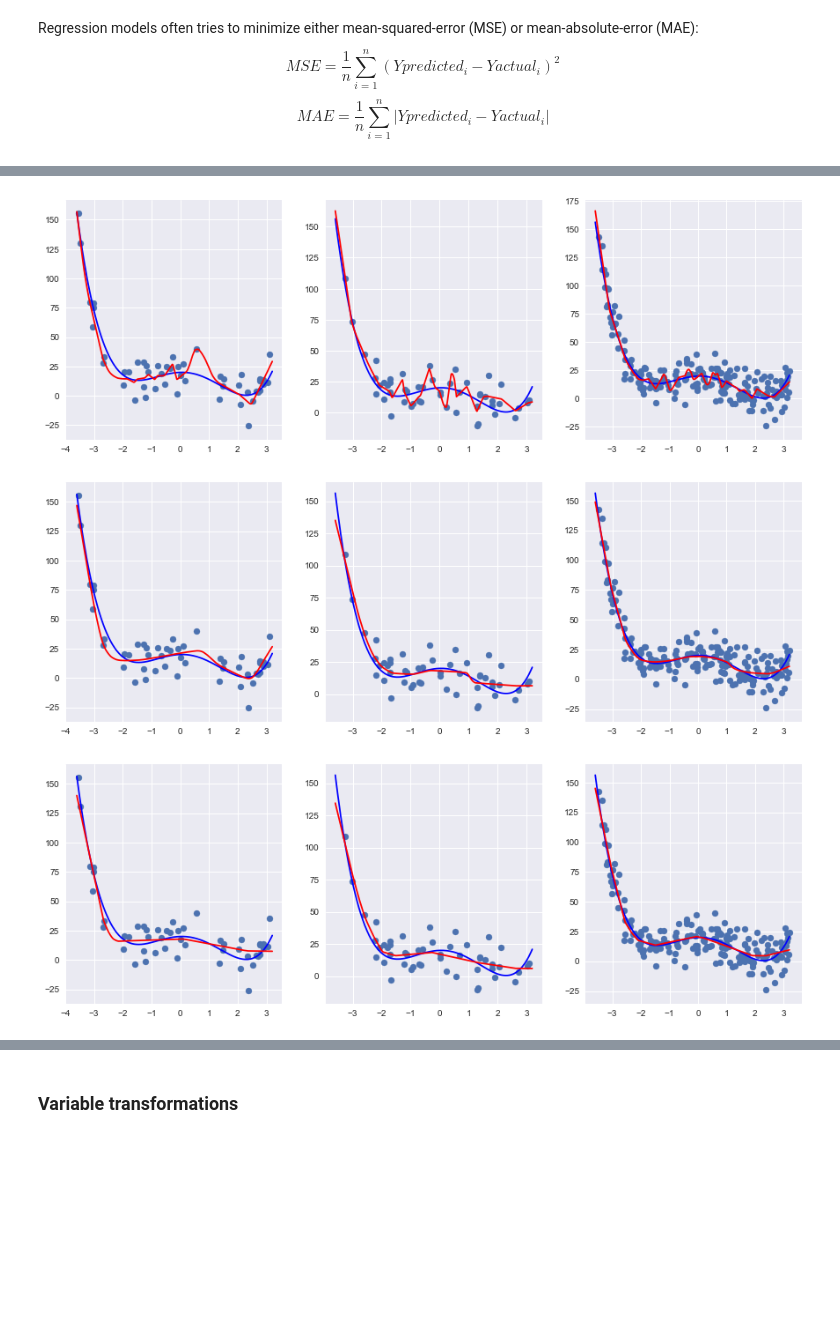
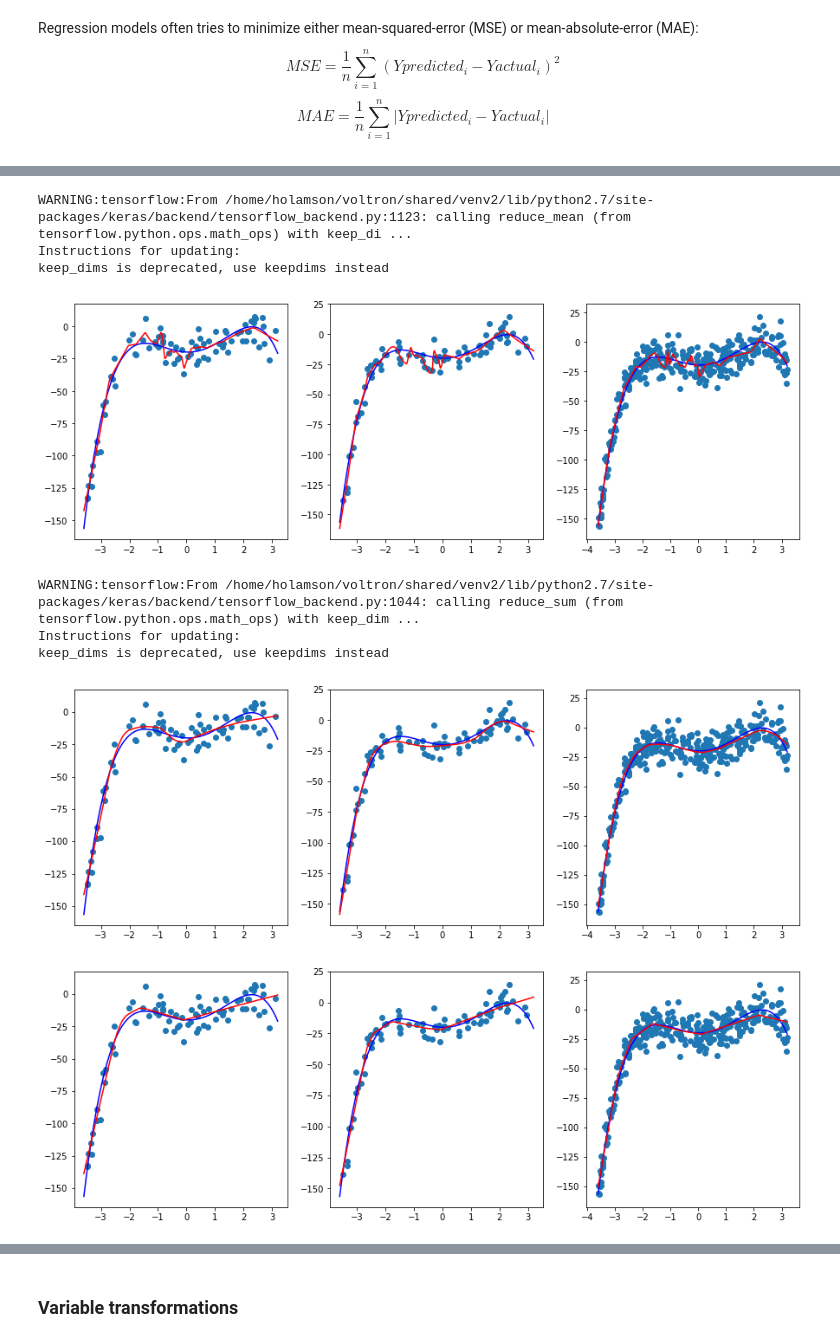
Before and after one commit to sonho2008/datascience, a Jupyter notebook: Regression_and_bias_variance_tradeoff.ipynb, the cells around one changed output, grey strips where cells are left out. Cells and saved outputs as stored; diff of their text form; code cells hidden in the pictures; blank space fills up the shorter version.

```diff
--- a/Regression_and_bias_variance_tradeoff.ipynb
+++ b/Regression_and_bias_variance_tradeoff.ipynb
@@ -16,7 +22,7 @@ import models
 Using TensorFlow backend.
 # %%
 def signal_func(x):
-    return (np.power(x,4) -1.2*np.power(x, 3) - 6.55*np.power(x,2)+ 0.75*x +20)
+    return -(np.power(x,4) -1.2*np.power(x, 3) - 6.55*np.power(x,2)+ 0.75*x +20)
 def noise(scale, size):
     return np.random.normal(scale=scale, size=size)
 def generate_xy(xlow, xhi, size, noise_scale):
@@ -26,8 +32,8 @@ def generate_xy(xlow, xhi, size, noise_scale):
     y = y.reshape([-1, 1]); x = x.reshape([-1,1])
     return x, y, domain
 
-size=50
-noise_scale=10.0
+size=80
+noise_scale=8.0
 xlow= -3.6
 xhi=3.2
 x, y, domain = generate_xy(xlow=xlow, xhi=xhi, size=size, noise_scale=noise_scale)
@@ -44,13 +50,12 @@ ax[0].scatter(x,y); ax[1].scatter(x2,y2); ax[2].scatter(x3,y3); plt.show()
 # %%
-def train_and_plot(m1, x, y, ax, epochs=400):
-    m1.fit(x,y)
+def train_and_plot(m1, x, y, ax):
+    m1.fit(x,y.flatten())
     ax.plot(domain, signal_func(domain), c='blue');
     ax.plot(domain, m1.predict(domain), c='red');
     ax.scatter(x,y)
     return
 # %%
-params = {'ModelClass':models.LinearRegression}
-nnr = models.SklearnRegressor(**params)
+nnr = LinearRegression()
 fig, ax = plt.subplots(1,3, figsize=(15,5))
 train_and_plot(nnr, x3, y3, ax[2])
 train_and_plot(nnr, x, y, ax[0])
@@ -73,0 +76,11 @@ $$MAE = \frac{1}{n}\sum_{i=1}^{n} \left|Ypredicted_i - Yactual_i\right|$$
+# %%
+params = {'n_estimators':60, 'learning_rate':0.07}
+nnr = GradientBoostingRegressor(**params)
+fig, ax = plt.subplots(1,3, figsize=(15,5))
+train_and_plot(nnr, x, y, ax[0])
+train_and_plot(nnr, x2, y2, ax[1])
+train_and_plot(nnr, x3, y3, ax[2])
+plt.show()
+#----------------------- Gradient Boosting Tree regression ---------------------------
+#---------------"Find me a step function that minimizes MSE" -------------------------------
+#------ Tune n_estimators for number of steps, tune learning_rate for the size of the steps
@@ -74,45 +89,54 @@ $$MAE = \frac{1}{n}\sum_{i=1}^{n} \left|Ypredicted_i - Yactual_i\right|$$
 # %%
-params = {'depth':3, 'width':300, 'reg_rate':None, 'dropout_rate':0.0}
-nnr = models.NNRegressor(**params); fig, ax = plt.subplots(1,3, figsize=(15,5))
-train_and_plot(nnr, x, y, ax[0])
-train_and_plot(nnr, x2, y2, ax[1])
-train_and_plot(nnr, x3, y3, ax[2])
-plt.show()
+if libexist:
+    params = {'depth':3, 'width':300, 'reg_rate':None, 'dropout_rate':0.0}
+    nnr = NNRegressor(**params); fig, ax = plt.subplots(1,3, figsize=(15,5))
+    train_and_plot(nnr, x, y, ax[0])
+    train_and_plot(nnr, x2, y2, ax[1])
+    train_and_plot(nnr, x3, y3, ax[2])
+    plt.show()
 
 #-------------- RELU Neural-net regression -----------------------------------------------------------------------------
 #-------"Find me a piecewise linear function that minimizes MSE" --------------------------------------------------------
 #-------Hyper-parameters determine the number of pieces available to construct the piece-wise linear function ----------
 #-------------------------------------------------------------------------------------------------------------------------
 #------------------- OVER-FITTING, OR LOW BIAS HIGH VARIANCE ------------------------------------------------------------
 #------------------- model has too much freedom / is too complex / machine learning agent is "too smart" -----------------
 #------------------- (big models are also slower to train) ---------------------------------------------------------------
 # %% [output]
+WARNING:tensorflow:From /home/holamson/voltron/shared/venv2/lib/python2.7/site-packages/keras/backend/tensorflow_backend.py:1123: calling reduce_mean (from tensorflow.python.ops.math_ops) with keep_di ...
+Instructions for updating:
+keep_dims is deprecated, use keepdims instead
-[figure, old version]
+[figure, new version]
 # %%
-params = {'depth':3, 'width':300,  'reg_rate':0.0002, 'dropout_rate':0.25}
-nnr = models.NNRegressor(**params)
-fig, ax = plt.subplots(1,3, figsize=(15,5))
-train_and_plot(nnr, x, y, ax[0])
-train_and_plot(nnr, x2, y2, ax[1])
-train_and_plot(nnr, x3, y3, ax[2])
-plt.show()
+if libexist:
+    params = {'depth':3, 'width':300,  'reg_rate':0.0002, 'dropout_rate':0.25}
+    nnr = NNRegressor(**params)
+    fig, ax = plt.subplots(1,3, figsize=(15,5))
+    train_and_plot(nnr, x, y, ax[0])
+    train_and_plot(nnr, x2, y2, ax[1])
+    train_and_plot(nnr, x3, y3, ax[2])
+    plt.show()
 #-------------------------- RELU Neural-net regression -----------------------------------------------------------
 #---------------------------------- WITH REGULARIZATION -----------------------------------------------------------------
 #--"Find me a piecewise linear function that minimizes MSE... But you are punished if you use too much brain power" --
 # %% [output]
+WARNING:tensorflow:From /home/holamson/voltron/shared/venv2/lib/python2.7/site-packages/keras/backend/tensorflow_backend.py:1044: calling reduce_sum (from tensorflow.python.ops.math_ops) with keep_dim ...
+Instructions for updating:
+keep_dims is deprecated, use keepdims instead
-[figure, old version]
+[figure, new version]
 # %%
-params = {'depth':1, 'width':120, 'reg_rate':None, 'dropout_rate':0}
-nnr = models.NNRegressor(**params)
-fig, ax = plt.subplots(1,3, figsize=(15,5))
-train_and_plot(nnr, x, y, ax[0])
-train_and_plot(nnr, x2, y2, ax[1])
-train_and_plot(nnr, x3, y3, ax[2])
-plt.show()
+if libexist:
+    params = {'depth':1, 'width':120, 'reg_rate':None, 'dropout_rate':0}
+    nnr = NNRegressor(**params)
+    fig, ax = plt.subplots(1,3, figsize=(15,5))
+    train_and_plot(nnr, x, y, ax[0])
+    train_and_plot(nnr, x2, y2, ax[1])
+    train_and_plot(nnr, x3, y3, ax[2])
+    plt.show()
 
 #-------------------------- RELU Neural-net regression ----------------------------------------------------------------
 #---------------------------------- MIDDLE GROUND --------------------------------------------------------------
 #-------------------- a model with middle level of complexity does ok -------------------------------------------
 #-------------------- tune complexity by adjusting 'depth' and 'width' (adjust number of neurons available)-----------
 # %% [output]
-[figure, old version]
+[figure, new version]
```
Also changed, not shown: parts of 10 cells of this notebook, 1 other file.
